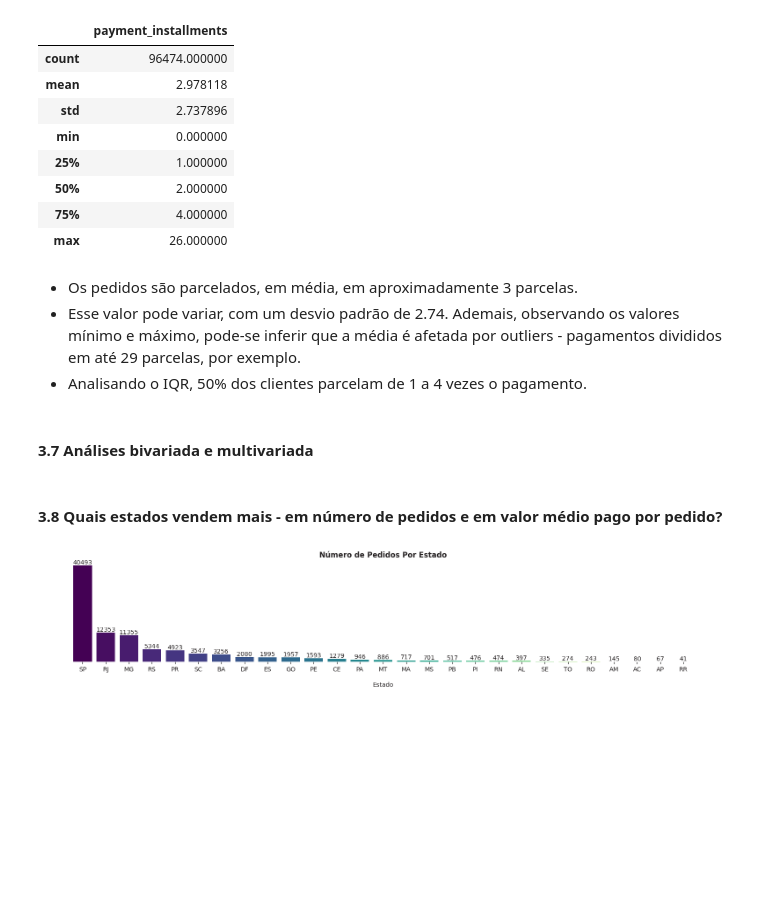
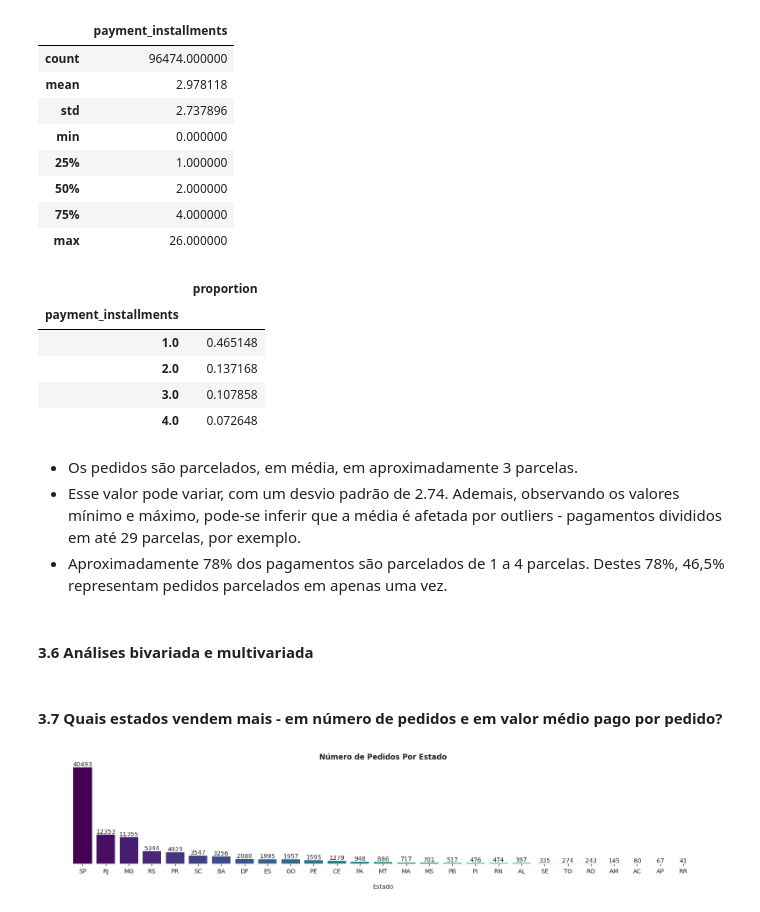
Before and after one commit to allmeidaapedro/Olist-Analysis, a Jupyter notebook: eda.ipynb, the cells around one changed output. Drawn from its saved outputs; the diff is of its cells as text; code cells hidden in the pictures; blank space fills up the shorter version.

Commit message:
Finaliza a análise, versão 1

```diff
--- a/eda.ipynb
+++ b/eda.ipynb
@@ -706,14 +682,23 @@ order_data['payment_installments'].describe().to_frame()
 | 50% | 2.000000 |
 | 75% | 4.000000 |
 | max | 26.000000 |
+# %%
+order_data['payment_installments'].value_counts(normalize=True).head(4).to_frame()
+# %% [output]
+|  | proportion |
+| payment_installments |  |
+| 1.0 | 0.465148 |
+| 2.0 | 0.137168 |
+| 3.0 | 0.107858 |
+| 4.0 | 0.072648 |
 # %% [markdown]
 - Os pedidos são parcelados, em média, em aproximadamente 3 parcelas.
 - Esse valor pode variar, com um desvio padrão de 2.74. Ademais, observando os valores mínimo e máximo, pode-se inferir que a média é afetada por outliers - pagamentos divididos em até 29 parcelas, por exemplo.
-- Analisando o IQR, 50% dos clientes parcelam de 1 a 4 vezes o pagamento.
+- Aproximadamente 78% dos pagamentos são parcelados de 1 a 4 parcelas. Destes 78%, 46,5% representam pedidos parcelados em apenas uma vez.
 # %% [markdown]
-#### 3.7 Análises bivariada e multivariada
+#### 3.6 Análises bivariada e multivariada
 # %% [markdown]
-#### 3.8 Quais estados vendem mais - em número de pedidos e em valor médio pago por pedido?
+#### 3.7 Quais estados vendem mais - em número de pedidos e em valor médio pago por pedido?
 # %%
 # Grouping the data by state, obtaining the number of orders per state.
 states_orders = order_data.groupby(['customer_state'])[['order_id']].count().rename(columns={'order_id': 'orders'}).sort_values(by=['orders'],ascending=False).reset_index()
```
Also changed, not shown: parts of 37 cells of this notebook.
